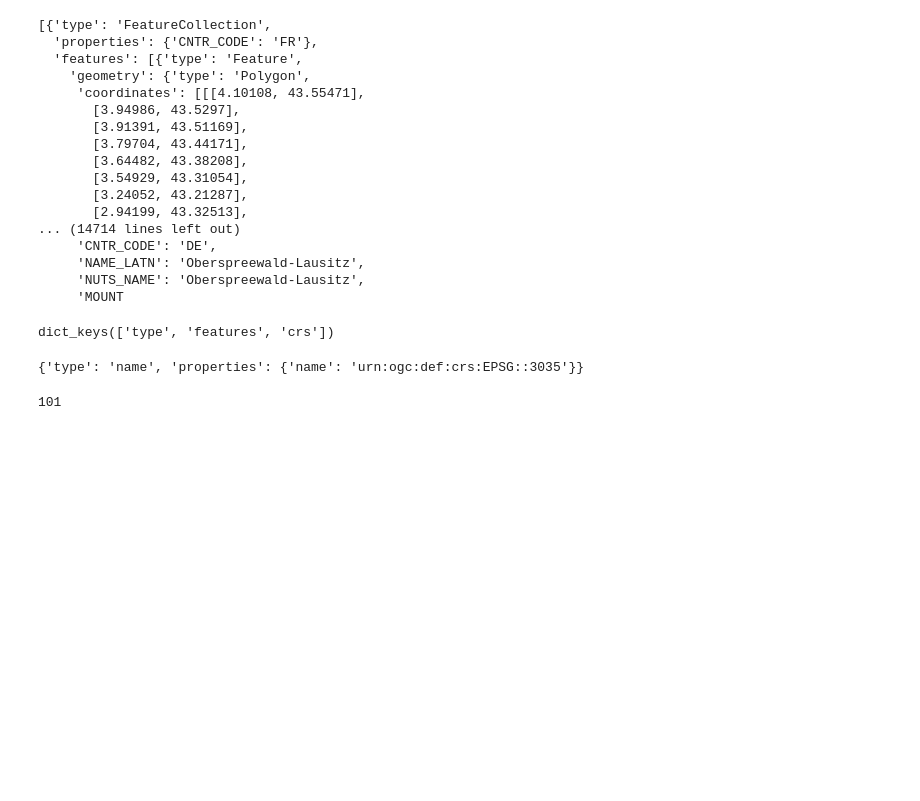
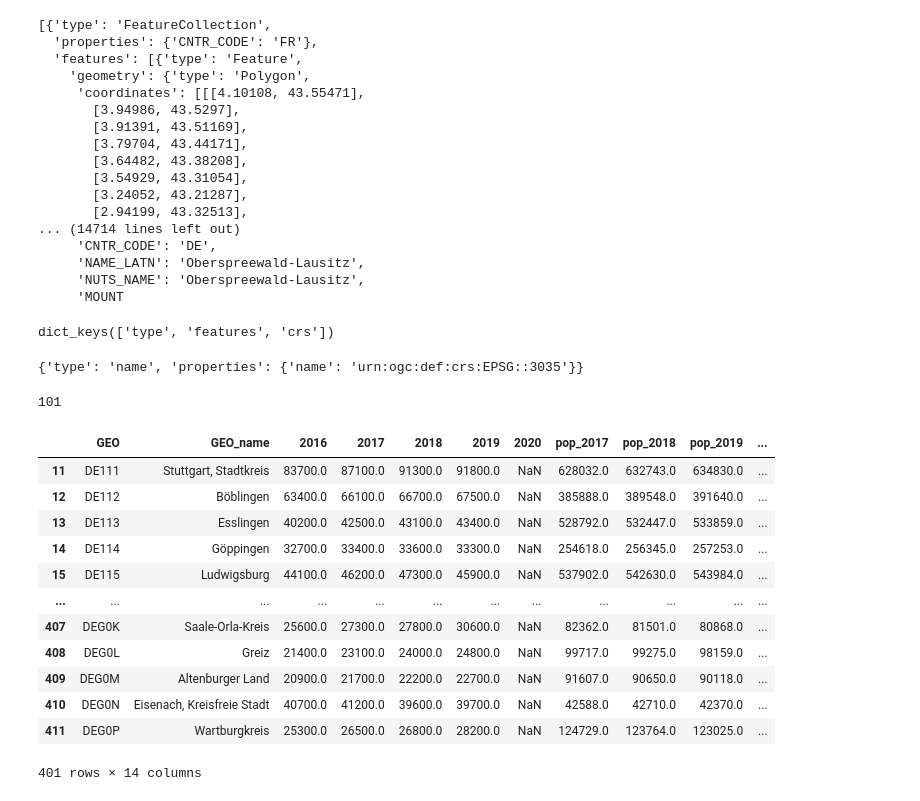
Before and after one commit to FM-ds/FM-ds.github.io, a Jupyter notebook: Regional_Inequality/Notebooks/Eurostat_NUTS3.ipynb, the cells around one changed output. Drawn from its saved outputs; the diff is of its cells as text; code cells hidden in the pictures; blank space fills up the shorter version.

```diff
--- a/Regional_Inequality/Notebooks/Eurostat_NUTS3.ipynb
+++ b/Regional_Inequality/Notebooks/Eurostat_NUTS3.ipynb
@@ -392,3 +390,19 @@ len((feature_collections['FR'])['features'])
 101
 # %%
 df.to_excel('temp_df.xlsx')
+# %%
+df[df.Country == 'Germany']
+# %% [output]
+|  | GEO | GEO_name | 2016 | 2017 | 2018 | 2019 | 2020 | pop_2017 | pop_2018 | pop_2019 | ... |
+| 11 | DE111 | Stuttgart, Stadtkreis | 83700.0 | 87100.0 | 91300.0 | 91800.0 | NaN | 628032.0 | 632743.0 | 634830.0 | ... |
+| 12 | DE112 | Böblingen | 63400.0 | 66100.0 | 66700.0 | 67500.0 | NaN | 385888.0 | 389548.0 | 391640.0 | ... |
+| 13 | DE113 | Esslingen | 40200.0 | 42500.0 | 43100.0 | 43400.0 | NaN | 528792.0 | 532447.0 | 533859.0 | ... |
+| 14 | DE114 | Göppingen | 32700.0 | 33400.0 | 33600.0 | 33300.0 | NaN | 254618.0 | 256345.0 | 257253.0 | ... |
+| 15 | DE115 | Ludwigsburg | 44100.0 | 46200.0 | 47300.0 | 45900.0 | NaN | 537902.0 | 542630.0 | 543984.0 | ... |
+| ... | ... | ... | ... | ... | ... | ... | ... | ... | ... | ... | ... |
+| 407 | DEG0K | Saale-Orla-Kreis | 25600.0 | 27300.0 | 27800.0 | 30600.0 | NaN | 82362.0 | 81501.0 | 80868.0 | ... |
+| 408 | DEG0L | Greiz | 21400.0 | 23100.0 | 24000.0 | 24800.0 | NaN | 99717.0 | 99275.0 | 98159.0 | ... |
+| 409 | DEG0M | Altenburger Land | 20900.0 | 21700.0 | 22200.0 | 22700.0 | NaN | 91607.0 | 90650.0 | 90118.0 | ... |
+| 410 | DEG0N | Eisenach, Kreisfreie Stadt | 40700.0 | 41200.0 | 39600.0 | 39700.0 | NaN | 42588.0 | 42710.0 | 42370.0 | ... |
+| 411 | DEG0P | Wartburgkreis | 25300.0 | 26500.0 | 26800.0 | 28200.0 | NaN | 124729.0 | 123764.0 | 123025.0 | ... |
+401 rows × 14 columns
```
Also changed, not shown: parts of 10 cells of this notebook, 11 other files.
